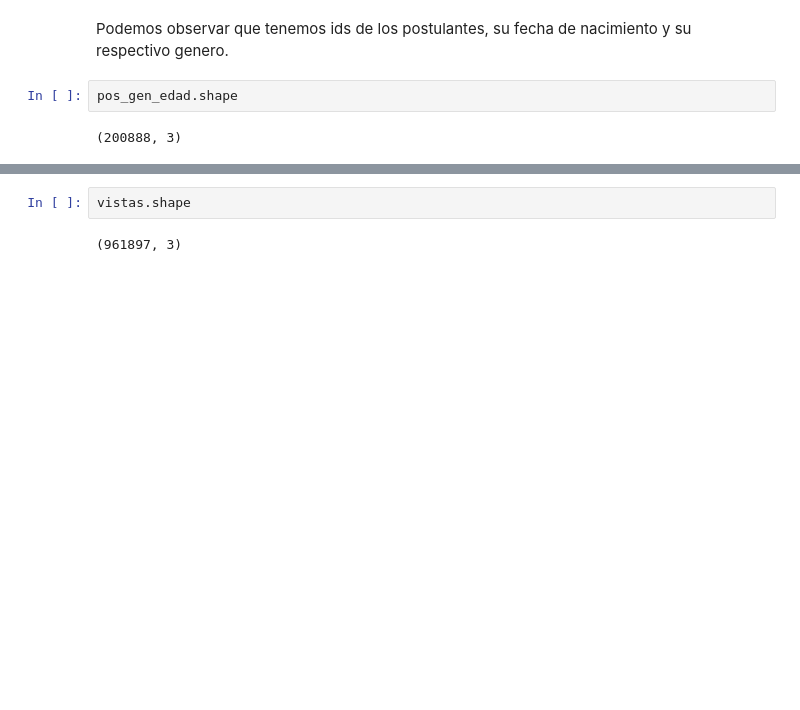
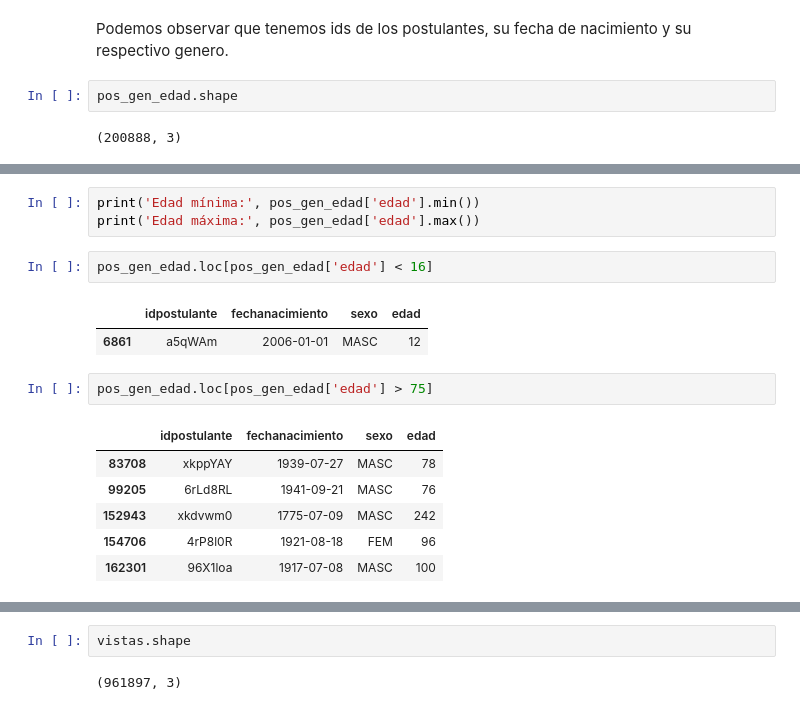
Before and after one commit to FrancoLiberali/tp1-orga-datos-1c2018, a Jupyter notebook: AnalisisExplorario.ipynb, the cells around one changed output, grey strips where cells are left out. Saved outputs shown, nothing was run; the diff lists cells and outputs as text; blank space fills up the shorter version.

```diff
--- a/AnalisisExplorario.ipynb
+++ b/AnalisisExplorario.ipynb
@@ -210,0 +194,17 @@ pos_gen_edad.head(5)
+# %%
+print('Edad mínima:', pos_gen_edad['edad'].min())
+print('Edad máxima:', pos_gen_edad['edad'].max())
+# %%
+pos_gen_edad.loc[pos_gen_edad['edad'] < 16]
+# %% [output]
+|  | idpostulante | fechanacimiento | sexo | edad |
+| 6861 | a5qWAm | 2006-01-01 | MASC | 12 |
+# %%
+pos_gen_edad.loc[pos_gen_edad['edad'] > 75]
+# %% [output]
+|  | idpostulante | fechanacimiento | sexo | edad |
+| 83708 | xkppYAY | 1939-07-27 | MASC | 78 |
+| 99205 | 6rLd8RL | 1941-09-21 | MASC | 76 |
+| 152943 | xkdvwm0 | 1775-07-09 | MASC | 242 |
+| 154706 | 4rP8l0R | 1921-08-18 | FEM | 96 |
+| 162301 | 96X1loa | 1917-07-08 | MASC | 100 |
```
Also changed, not shown: parts of 52 cells of this notebook.
